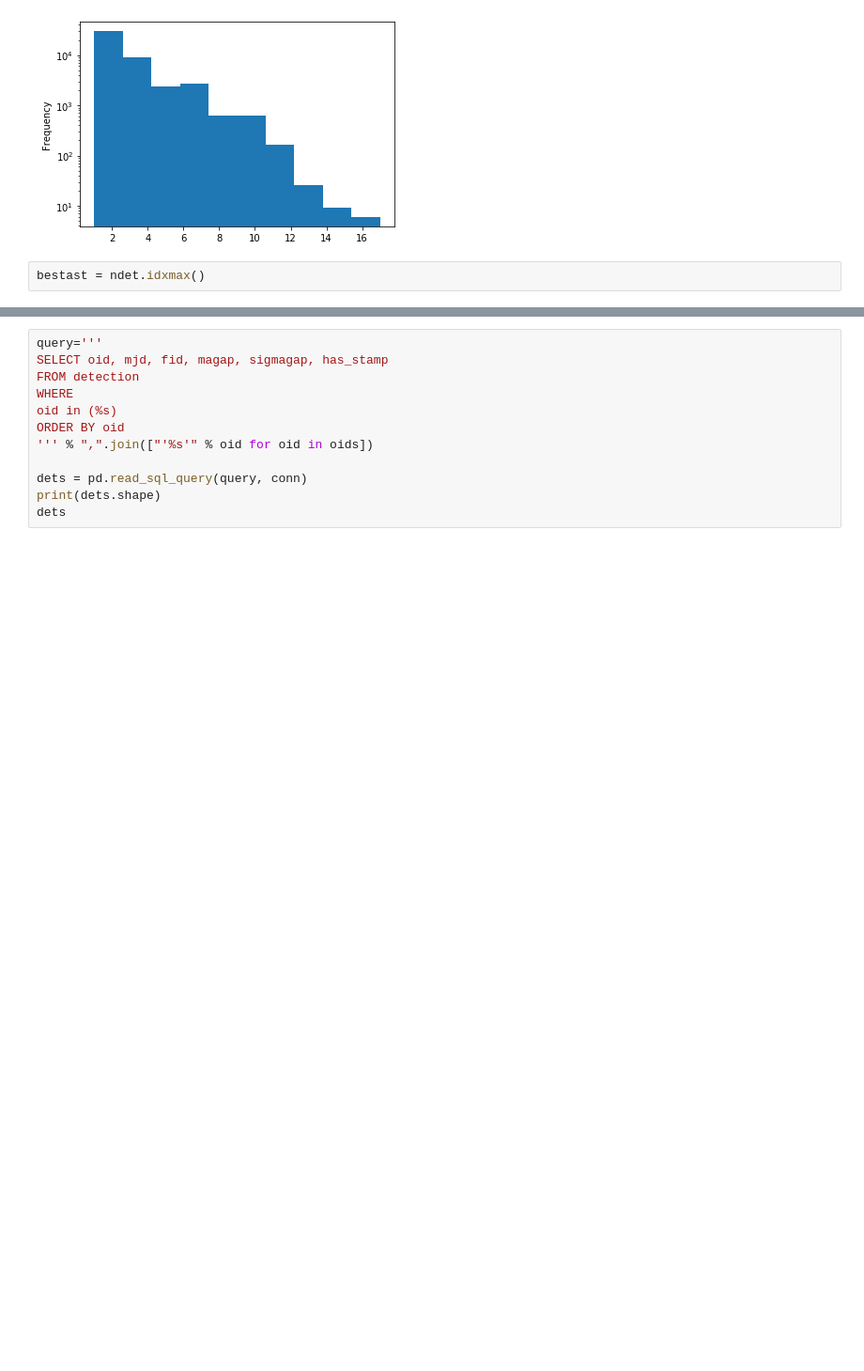
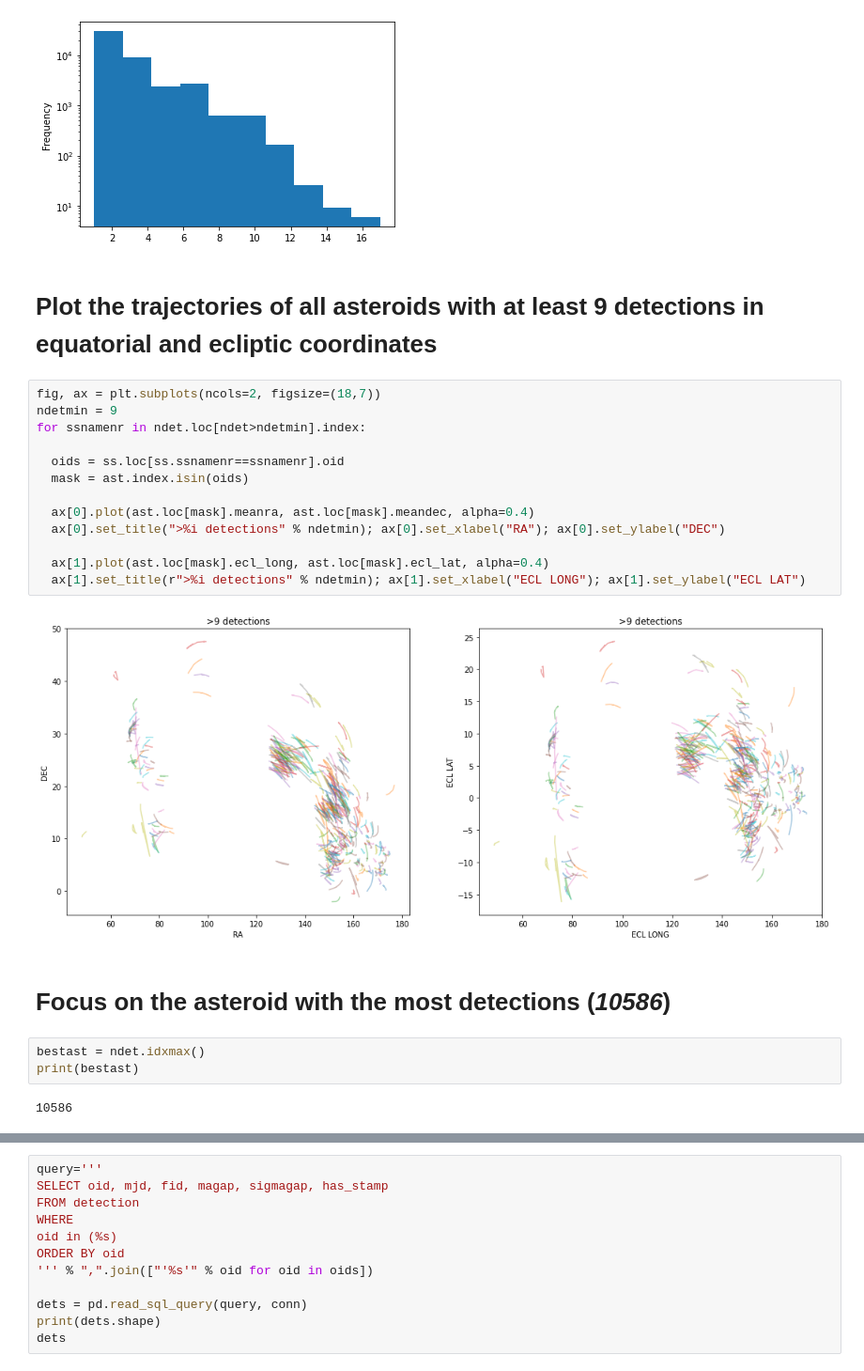
Before and after one commit to alercebroker/usecases, a Jupyter notebook: notebooks/colab/ALeRCE_ZTF_Asteroids_newDB_colab.ipynb, the cells around one changed output, grey strips where cells are left out. Shown at 94% size. Saved outputs shown, nothing was run; the diff lists cells and outputs as text; blank space fills up the shorter version.

```diff
--- a/notebooks/colab/ALeRCE_ZTF_Asteroids_newDB_colab.ipynb
+++ b/notebooks/colab/ALeRCE_ZTF_Asteroids_newDB_colab.ipynb
@@ -238,8 +256,30 @@ ndet.plot.hist(log=True)
 # %% [output]
 <matplotlib.axes._subplots.AxesSubplot at 0x...>
 [figure]
+# %% [markdown]
+# Plot the trajectories of all asteroids with at least 9 detections in equatorial and ecliptic coordinates
+# %%
+fig, ax = plt.subplots(ncols=2, figsize=(18,7))
+ndetmin = 9
+for ssnamenr in ndet.loc[ndet>ndetmin].index:
+
+  oids = ss.loc[ss.ssnamenr==ssnamenr].oid
+  mask = ast.index.isin(oids)
+
+  ax[0].plot(ast.loc[mask].meanra, ast.loc[mask].meandec, alpha=0.4)
+  ax[0].set_title(">%i detections" % ndetmin); ax[0].set_xlabel("RA"); ax[0].set_ylabel("DEC")
+
+  ax[1].plot(ast.loc[mask].ecl_long, ast.loc[mask].ecl_lat, alpha=0.4)
+  ax[1].set_title(r">%i detections" % ndetmin); ax[1].set_xlabel("ECL LONG"); ax[1].set_ylabel("ECL LAT")
+# %% [output]
+[figure, added]
+# %% [markdown]
+# Focus on the asteroid with the most detections (*10586*)
 # %%
 bestast = ndet.idxmax()
+print(bestast)
+# %% [output]
+10586
 # %%
 fig, ax = plt.subplots(ncols=2, figsize=(18,7))
 oids = ss.loc[ss.ssnamenr == bestast].oid
```
Also changed, not shown: parts of 24 cells of this notebook.
